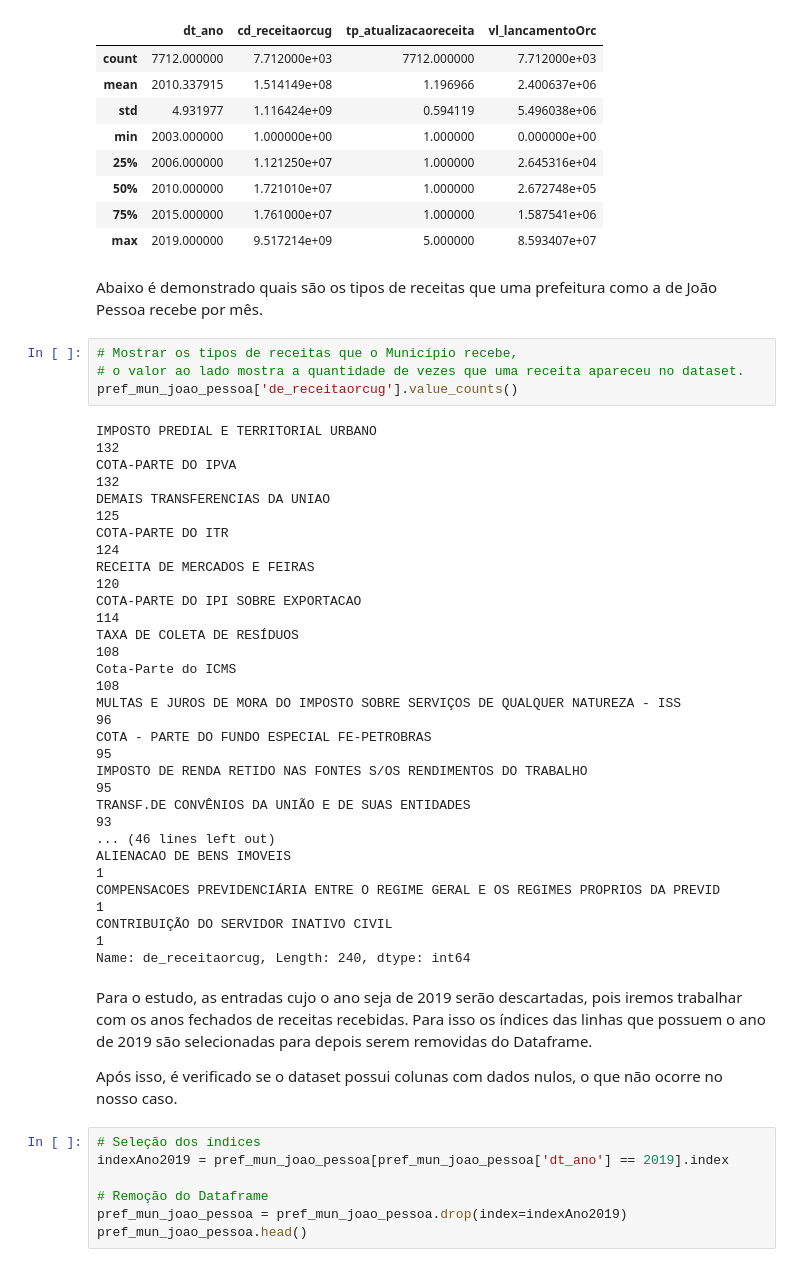
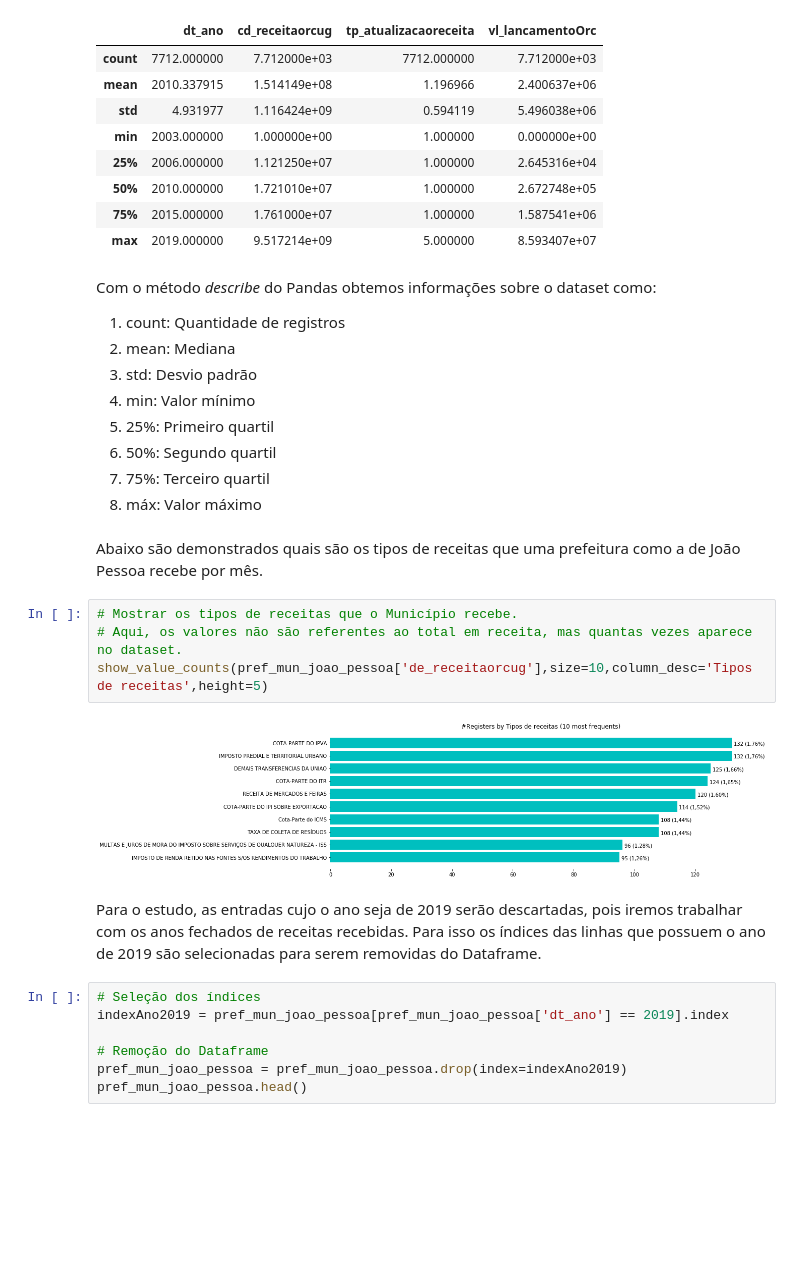
Before and after one commit to irbraga/data-science, a Jupyter notebook: tcc-puc-minas/notebooks/[TCC] Séries Temporais de Receitas Orçamentárias da Prefeitura Municipal de João Pessoa e Predição de Valores Orçamentários.ipynb, the cells around one changed output. Saved outputs shown, nothing was run; the diff lists cells and outputs as text; blank space fills up the shorter version.

```diff
--- a/tcc-puc-minas/notebooks/[TCC] Séries Temporais de Receitas Orçamentárias da Prefeitura Municipal de João Pessoa e Predição de Valores Orçamentários.ipynb
+++ b/tcc-puc-minas/notebooks/[TCC] Séries Temporais de Receitas Orçamentárias da Prefeitura Municipal de João Pessoa e Predição de Valores Orçamentários.ipynb
@@ -73,34 +129,26 @@ pref_mun_joao_pessoa.describe()
 | 50% | 2010.000000 | 1.721010e+07 | 1.000000 | 2.672748e+05 |
 | 75% | 2015.000000 | 1.761000e+07 | 1.000000 | 1.587541e+06 |
 | max | 2019.000000 | 9.517214e+09 | 5.000000 | 8.593407e+07 |
+# %% [markdown]
+Com o método *describe* do Pandas obtemos informações sobre o dataset como:
+1. count: Quantidade de registros
+1. mean: Mediana
+1. std: Desvio padrão
+1. min: Valor mínimo
+1. 25%: Primeiro quartil
+1. 50%: Segundo quartil
+1. 75%: Terceiro quartil
+1. máx: Valor máximo
 # %% [markdown]
-Abaixo é demonstrado quais são os tipos de receitas que uma prefeitura como a de João Pessoa recebe por mês.
+Abaixo são demonstrados quais são os tipos de receitas que uma prefeitura como a de João Pessoa recebe por mês.
 # %%
-# Mostrar os tipos de receitas que o Município recebe,
-# o valor ao lado mostra a quantidade de vezes que uma receita apareceu no dataset.
-pref_mun_joao_pessoa['de_receitaorcug'].value_counts()
+# Mostrar os tipos de receitas que o Município recebe.
+# Aqui, os valores não são referentes ao total em receita, mas quantas vezes aparece no dataset.
+show_value_counts(pref_mun_joao_pessoa['de_receitaorcug'],size=10,column_desc='Tipos de receitas',height=5)
 # %% [output]
-IMPOSTO PREDIAL E TERRITORIAL URBANO                                                132
-COTA-PARTE DO IPVA                                                                  132
-DEMAIS TRANSFERENCIAS DA UNIAO                                                      125
-COTA-PARTE DO ITR                                                                   124
-RECEITA DE MERCADOS E FEIRAS                                                        120
-COTA-PARTE DO IPI SOBRE EXPORTACAO                                                  114
-TAXA DE COLETA DE RESÍDUOS                                                          108
-Cota-Parte do ICMS                                                                  108
-MULTAS E JUROS DE MORA DO IMPOSTO SOBRE SERVIÇOS DE QUALQUER NATUREZA - ISS          96
-COTA - PARTE DO FUNDO ESPECIAL FE-PETROBRAS                                          95
-IMPOSTO DE RENDA RETIDO NAS FONTES S/OS RENDIMENTOS DO TRABALHO                      95
-TRANSF.DE CONVÊNIOS DA UNIÃO E DE SUAS ENTIDADES                                     93
-... (46 lines left out)
-ALIENACAO DE BENS IMOVEIS                                                             1
-COMPENSACOES PREVIDENCIÁRIA ENTRE O REGIME GERAL E OS REGIMES PROPRIOS DA PREVID      1
-CONTRIBUIÇÃO DO SERVIDOR INATIVO CIVIL                                                1
-Name: de_receitaorcug, Length: 240, dtype: int64
+[figure, added]
 # %% [markdown]
-Para o estudo, as entradas cujo o ano seja de 2019 serão descartadas, pois iremos trabalhar com os anos fechados de receitas recebidas. Para isso os índices das linhas que possuem o ano de 2019 são selecionadas para depois serem removidas do Dataframe.
-
-Após isso, é verificado se o dataset possui colunas com dados nulos, o que não ocorre no nosso caso.
+Para o estudo, as entradas cujo o ano seja de 2019 serão descartadas, pois iremos trabalhar com os anos fechados de receitas recebidas. Para isso os índices das linhas que possuem o ano de 2019 são selecionadas para serem removidas do Dataframe.
 # %%
 # Seleção dos índices
 indexAno2019 = pref_mun_joao_pessoa[pref_mun_joao_pessoa['dt_ano'] == 2019].index
```
Also changed, not shown: parts of 25 cells of this notebook.
